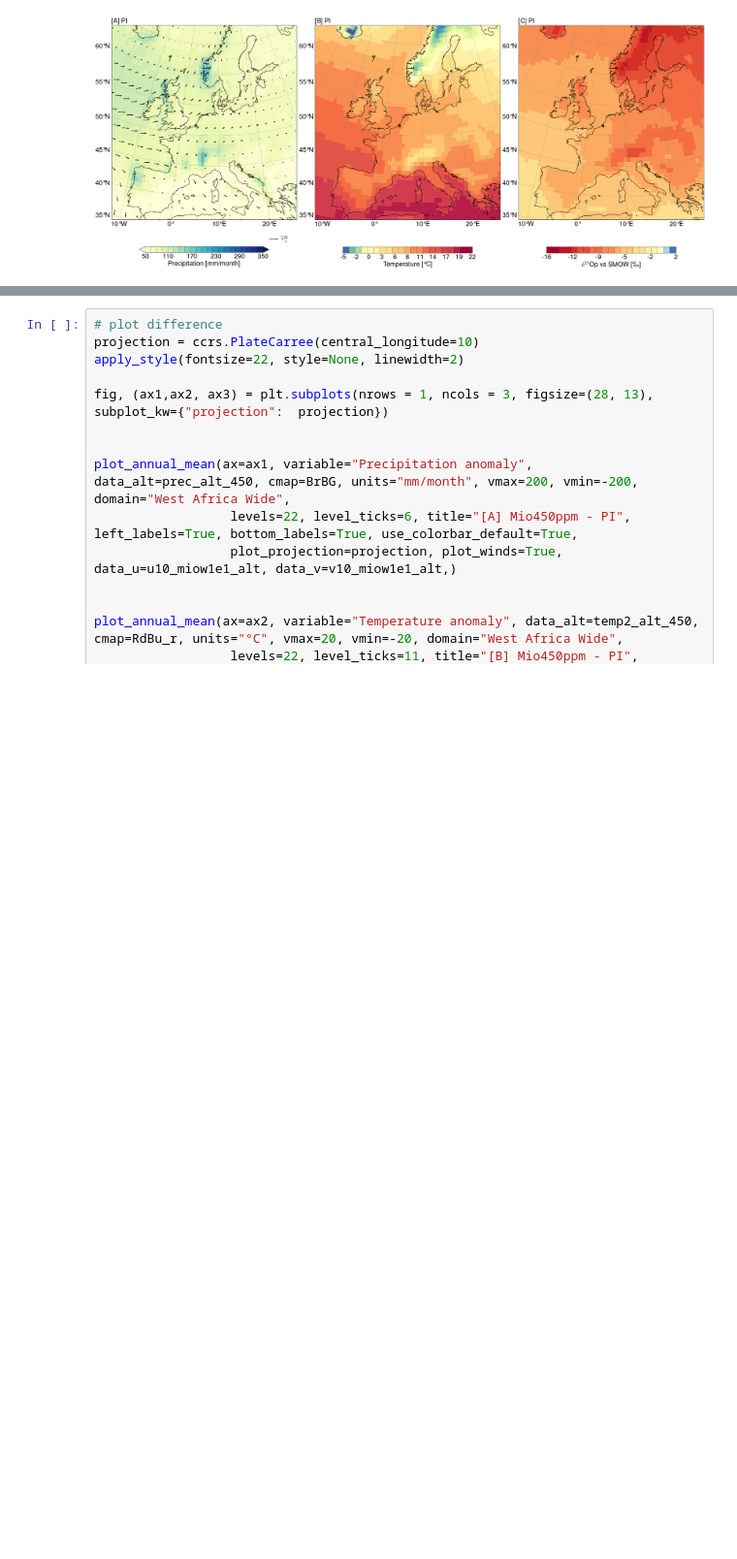
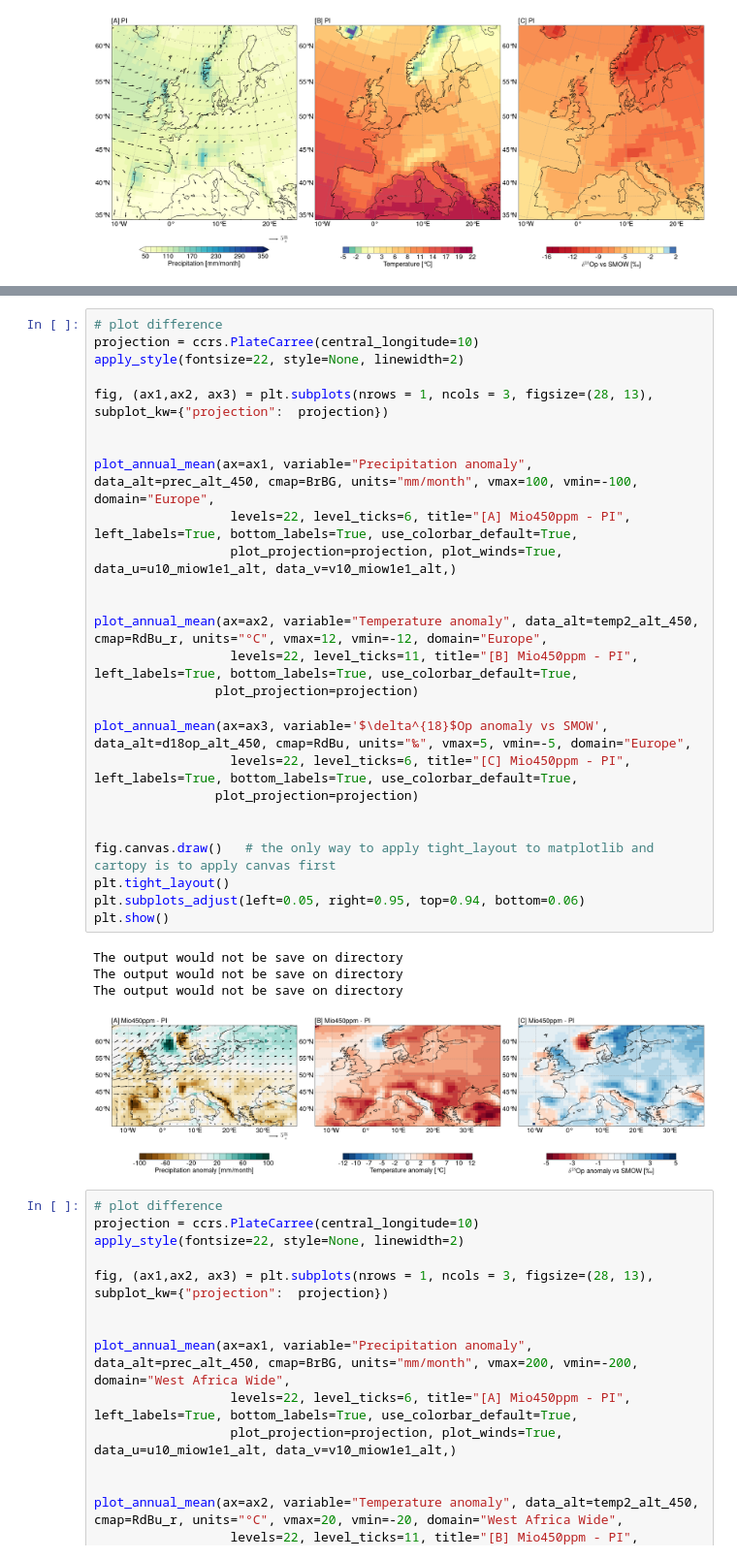
Before and after one commit to Dan-Boat/pyClimat, a Jupyter notebook: examples/Alps/Miocene/plot_anomaly.ipynb, the cells around one changed output, grey strips where cells are left out. Shown at 97% size. Cells and saved outputs as stored; diff of their text form; blank space fills up the shorter version.

```diff
--- a/examples/Alps/Miocene/plot_anomaly.ipynb
+++ b/examples/Alps/Miocene/plot_anomaly.ipynb
@@ -222,3 +245,34 @@ The output would not be save on directory
+# %%
+# plot difference
+projection = ccrs.PlateCarree(central_longitude=10)
+apply_style(fontsize=22, style=None, linewidth=2)
+
+fig, (ax1,ax2, ax3) = plt.subplots(nrows = 1, ncols = 3, figsize=(28, 13), subplot_kw={"projection":  projection})
+
+
+plot_annual_mean(ax=ax1, variable="Precipitation anomaly", data_alt=prec_alt_450, cmap=BrBG, units="mm/month", vmax=100, vmin=-100, domain="Europe",
+                  levels=22, level_ticks=6, title="[A] Mio450ppm - PI", left_labels=True, bottom_labels=True, use_colorbar_default=True,
+                  plot_projection=projection, plot_winds=True, data_u=u10_miow1e1_alt, data_v=v10_miow1e1_alt,)
+
+
+plot_annual_mean(ax=ax2, variable="Temperature anomaly", data_alt=temp2_alt_450, cmap=RdBu_r, units="°C", vmax=12, vmin=-12, domain="Europe",
+                  levels=22, level_ticks=11, title="[B] Mio450ppm - PI", left_labels=True, bottom_labels=True, use_colorbar_default=True,
+                plot_projection=projection)
+
+plot_annual_mean(ax=ax3, variable='$\delta^{18}$Op anomaly vs SMOW', data_alt=d18op_alt_450, cmap=RdBu, units="‰", vmax=5, vmin=-5, domain="Europe",
+                  levels=22, level_ticks=6, title="[C] Mio450ppm - PI", left_labels=True, bottom_labels=True, use_colorbar_default=True,
+                plot_projection=projection)
+
+
+fig.canvas.draw()   # the only way to apply tight_layout to matplotlib and cartopy is to apply canvas first
+plt.tight_layout()
+plt.subplots_adjust(left=0.05, right=0.95, top=0.94, bottom=0.06)
+plt.show()
+# %% [output]
+The output would not be save on directory
+The output would not be save on directory
+The output would not be save on directory
+[figure, added]
 # %%
 # plot difference
 projection = ccrs.PlateCarree(central_longitude=10)
```
Also changed, not shown: parts of 11 cells of this notebook.
